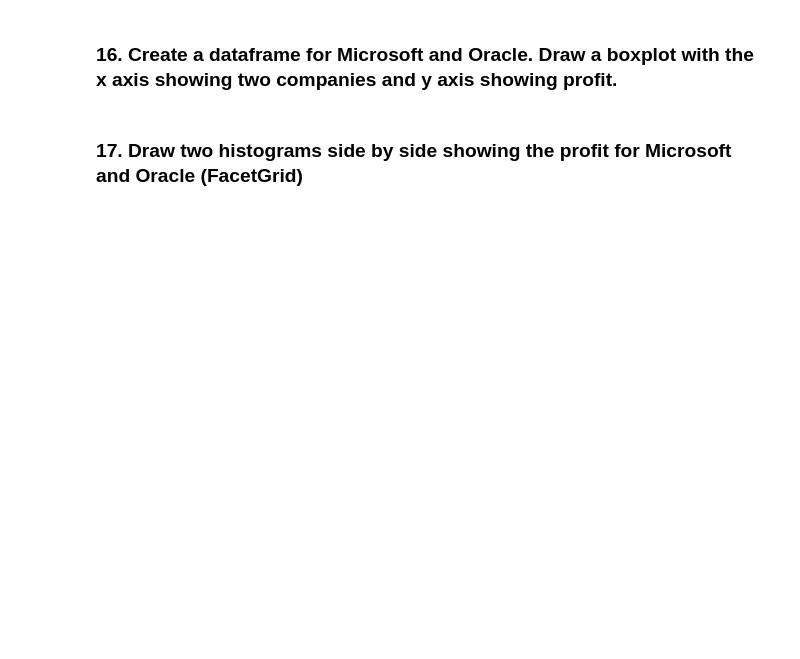
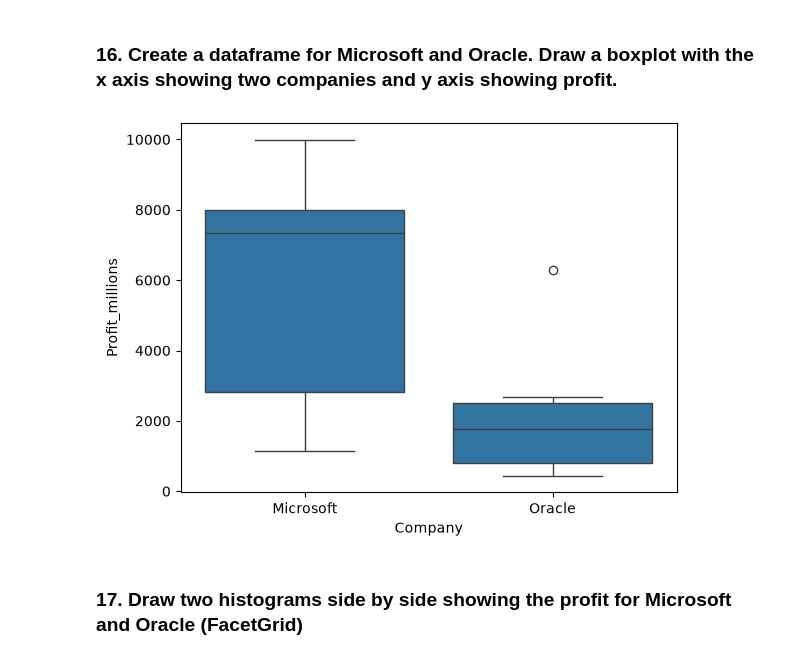
Before and after one commit to yxf9tv/comm4259-work, a Jupyter notebook: lab_03/Lab_03-Exercise.ipynb, the cells around one changed output. Saved outputs shown, nothing was run; the diff lists cells and outputs as text; code cells hidden in the pictures; blank space fills up the shorter version.

```diff
--- a/lab_03/Lab_03-Exercise.ipynb
+++ b/lab_03/Lab_03-Exercise.ipynb
@@ -231,5 +231,14 @@ sns.histplot(data=df, x="Profit_millions", bins=50)
 ### 16. Create a dataframe for Microsoft and Oracle. Draw a boxplot with the x axis showing two companies and y axis showing profit.
 # %%
 df_microsoft = df[df["Company"] == "Microsoft"]
+# %%
+df_oracle = df[df["Company"] == "Oracle"]
+
+df_ms_oracle = pd.concat([df_microsoft, df_oracle])
+# %%
+sns.boxplot(data=df_ms_oracle, x="Company", y="Profit_millions")
+plt.show()
+# %% [output]
+[figure, added]
 # %% [markdown]
 ### 17. Draw two histograms side by side showing the profit for Microsoft and Oracle (FacetGrid)
```
Also changed, not shown: parts of 3 cells of this notebook, 8 other files.
